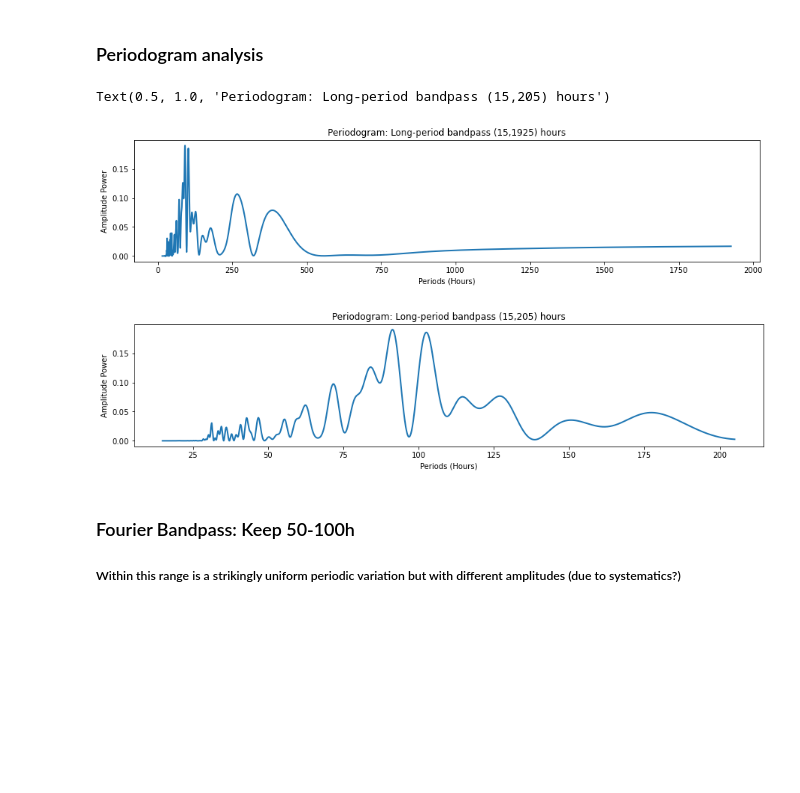
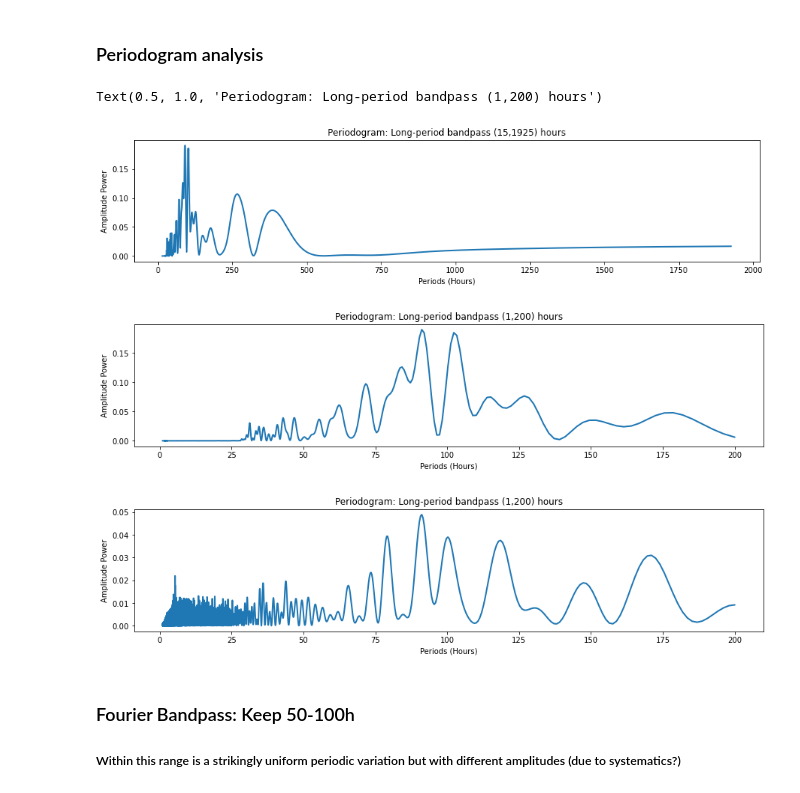
Before and after one commit to fudanguyen/aroma, a Jupyter notebook: AROMA_An_Exo_Rot_Mapping/notebooks/FrequencySubtraction_LongPeriodVariation-Copy1.ipynb, the cells around one changed output. Cells and saved outputs as stored; diff of their text form; code cells hidden in the pictures; blank space fills up the shorter version.

```diff
--- a/AROMA_An_Exo_Rot_Mapping/notebooks/FrequencySubtraction_LongPeriodVariation-Copy1.ipynb
+++ b/AROMA_An_Exo_Rot_Mapping/notebooks/FrequencySubtraction_LongPeriodVariation-Copy1.ipynb
@@ -277,37 +288,56 @@ frequen = np.linspace(1/periodmax,1/periodmin,10000)
 
 # Compute the GLS periodogram with default options.
 # Choose Zechmeister-Kuerster normalization explicitly
 llp = pyPeriod.Gls((longPeriod_lc.time, longPeriod_lc.flux, 0.04*longPeriod_lc.flux), norm="ZK", freq=frequen,ofac=10)
 fr = llp.freq
 pw = llp.power
 hpp = 1./fr
 
 plt.close(), plt.figure(figsize=(15,3))
 plt.plot(hpp, pw, '-', linewidth=2, alpha=1.0)
 plt.ylabel('Amplitude Power'), plt.xlabel('Periods (Hours)')
 plt.title('Periodogram: Long-period bandpass (%i,%i) hours'%(periodmin, periodmax))
 
-periodmax=205
-periodmin=15
+periodmax=200
+periodmin=1
 frequen = np.linspace(1/periodmax,1/periodmin,10000)
 
 # Compute the GLS periodogram with default options.
 # Choose Zechmeister-Kuerster normalization explicitly
 llp = pyPeriod.Gls((longPeriod_lc.time, longPeriod_lc.flux, 0.04*longPeriod_lc.flux), norm="ZK", freq=frequen,ofac=10)
 fr = llp.freq
 pw = llp.power
 hpp = 1./fr
 
 plt.figure(figsize=(15,3))
 plt.plot(hpp, pw, '-', linewidth=2, alpha=1.0)
 plt.ylabel('Amplitude Power'), plt.xlabel('Periods (Hours)')
 plt.title('Periodogram: Long-period bandpass (%i,%i) hours'%(periodmin, periodmax))
 # plt.xlim((15,75)),
 # plt.ylim((-0.01, 0.3))
+
+periodmax=200
+periodmin=1
+frequen = np.linspace(1/periodmax,1/periodmin,20000)
+
+# Compute the GLS periodogram with default options.
+# Choose Zechmeister-Kuerster normalization explicitly
+llp = pyPeriod.Gls((time_orig, lc_orig, 0.04*lc_orig), norm="ZK", freq=frequen,ofac=10)
+fr = llp.freq
+pw = llp.power
+hpp = 1./fr
+
+plt.figure(figsize=(15,3))
+plt.plot(hpp, pw, '-', linewidth=2, alpha=1.0)
+plt.ylabel('Amplitude Power'), plt.xlabel('Periods (Hours)')
+plt.title('Periodogram: Long-period bandpass (%i,%i) hours'%(periodmin, periodmax))
+# plt.xlim((15,75)),
+# plt.ylim((-0.01, 0.3))
 # %% [output]
-Text(0.5, 1.0, 'Periodogram: Long-period bandpass (15,205) hours')
+Text(0.5, 1.0, 'Periodogram: Long-period bandpass (1,200) hours')
 [figure]
-[figure, old version]
+[figure, new version]
+[figure, added]
 # %% [markdown]
 ### Fourier Bandpass: Keep 50-100h
 
```
Also changed, not shown: parts of 12 cells of this notebook, 15 other files.
